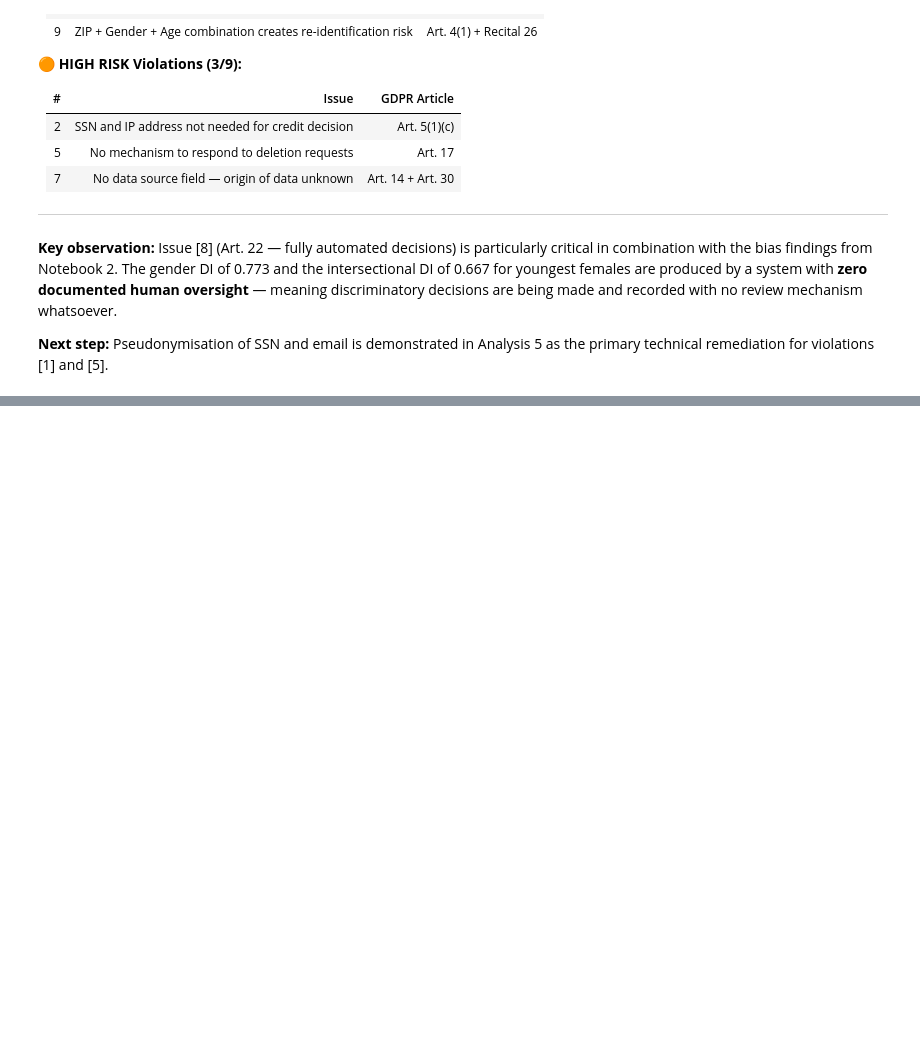
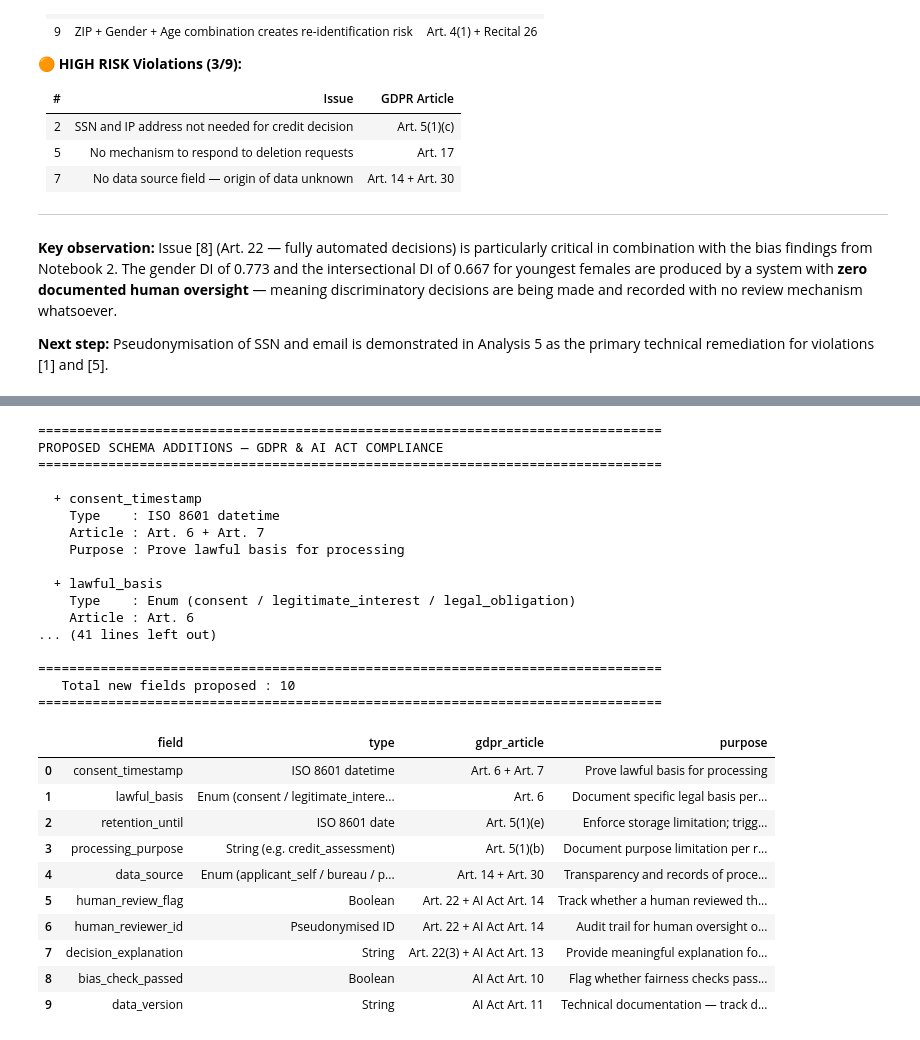
Before and after one commit to mariehenke73606/DEGO-2606---TXC_12, a Jupyter notebook: notebooks/03 - privacy - demo.ipynb, the cells around one changed output, grey strips where cells are left out. Cells and saved outputs as stored; diff of their text form; code cells hidden in the pictures; blank space fills up the shorter version.

```diff
--- a/notebooks/03 - privacy - demo.ipynb
+++ b/notebooks/03 - privacy - demo.ipynb
@@ -851,0 +1283,62 @@ plt.show()
+# %%
+# ============================================================================
+# ANALYSIS 7a: PROPOSED SCHEMA CHANGES
+# Minimum fields required to achieve basic GDPR compliance
+# ============================================================================
+
+proposed_schema_fields = [
+    {'field': 'consent_timestamp',   'type': 'ISO 8601 datetime', 'gdpr_article': 'Art. 6 + Art. 7',  'purpose': 'Prove lawful basis for processing'},
+    {'field': 'lawful_basis',        'type': 'Enum (consent / legitimate_interest / legal_obligation)', 'gdpr_article': 'Art. 6',       'purpose': 'Document specific legal basis per record'},
+    {'field': 'retention_until',     'type': 'ISO 8601 date',     'gdpr_article': 'Art. 5(1)(e)',      'purpose': 'Enforce storage limitation; trigger automated deletion'},
+    {'field': 'processing_purpose',  'type': 'String (e.g. credit_assessment)', 'gdpr_article': 'Art. 5(1)(b)',  'purpose': 'Document purpose limitation per record'},
+    {'field': 'data_source',         'type': 'Enum (applicant_self / bureau / partner)', 'gdpr_article': 'Art. 14 + Art. 30', 'purpose': 'Transparency and records of processing'},
+    {'field': 'human_review_flag',   'type': 'Boolean',           'gdpr_article': 'Art. 22 + AI Act Art. 14', 'purpose': 'Track whether a human reviewed the automated decision'},
+    {'field': 'human_reviewer_id',   'type': 'Pseudonymised ID',  'gdpr_article': 'Art. 22 + AI Act Art. 14', 'purpose': 'Audit trail for human oversight of AI decisions'},
+    {'field': 'decision_explanation','type': 'String',            'gdpr_article': 'Art. 22(3) + AI Act Art. 13', 'purpose': 'Provide meaningful explanation for automated decisions'},
+    {'field': 'bias_check_passed',   'type': 'Boolean',           'gdpr_article': 'AI Act Art. 10',    'purpose': 'Flag whether fairness checks passed at decision time'},
+    {'field': 'data_version',        'type': 'String',            'gdpr_article': 'AI Act Art. 11',    'purpose': 'Technical documentation — track dataset version used for decision'},
+]
+
+print('=' * 80)
+print('PROPOSED SCHEMA ADDITIONS — GDPR & AI ACT COMPLIANCE')
+print('=' * 80)
+for f in proposed_schema_fields:
+    print(f"\n  + {f['field']}")
+    print(f"    Type    : {f['type']}")
+    print(f"    Article : {f['gdpr_article']}")
+    print(f"    Purpose : {f['purpose']}")
+
+print('\n' + '=' * 80)
+print(f'   Total new fields proposed : {len(proposed_schema_fields)}')
+print('=' * 80)
+
+pd.DataFrame(proposed_schema_fields)
+# %% [output]
+================================================================================
+PROPOSED SCHEMA ADDITIONS — GDPR & AI ACT COMPLIANCE
+================================================================================
+
+  + consent_timestamp
+    Type    : ISO 8601 datetime
+    Article : Art. 6 + Art. 7
+    Purpose : Prove lawful basis for processing
+
+  + lawful_basis
+    Type    : Enum (consent / legitimate_interest / legal_obligation)
+    Article : Art. 6
+... (41 lines left out)
+
+================================================================================
+   Total new fields proposed : 10
+================================================================================
+|  | field | type | gdpr_article | purpose |
+| 0 | consent_timestamp | ISO 8601 datetime | Art. 6 + Art. 7 | Prove lawful basis for processing |
+| 1 | lawful_basis | Enum (consent / legitimate_intere... | Art. 6 | Document specific legal basis per... |
+| 2 | retention_until | ISO 8601 date | Art. 5(1)(e) | Enforce storage limitation; trigg... |
+| 3 | processing_purpose | String (e.g. credit_assessment) | Art. 5(1)(b) | Document purpose limitation per r... |
+| 4 | data_source | Enum (applicant_self / bureau / p... | Art. 14 + Art. 30 | Transparency and records of proce... |
+| 5 | human_review_flag | Boolean | Art. 22 + AI Act Art. 14 | Track whether a human reviewed th... |
+| 6 | human_reviewer_id | Pseudonymised ID | Art. 22 + AI Act Art. 14 | Audit trail for human oversight o... |
+| 7 | decision_explanation | String | Art. 22(3) + AI Act Art. 13 | Provide meaningful explanation fo... |
+| 8 | bias_check_passed | Boolean | AI Act Art. 10 | Flag whether fairness checks pass... |
+| 9 | data_version | String | AI Act Art. 11 | Technical documentation — track d... |
```
Also changed, not shown: parts of 14 cells of this notebook.
